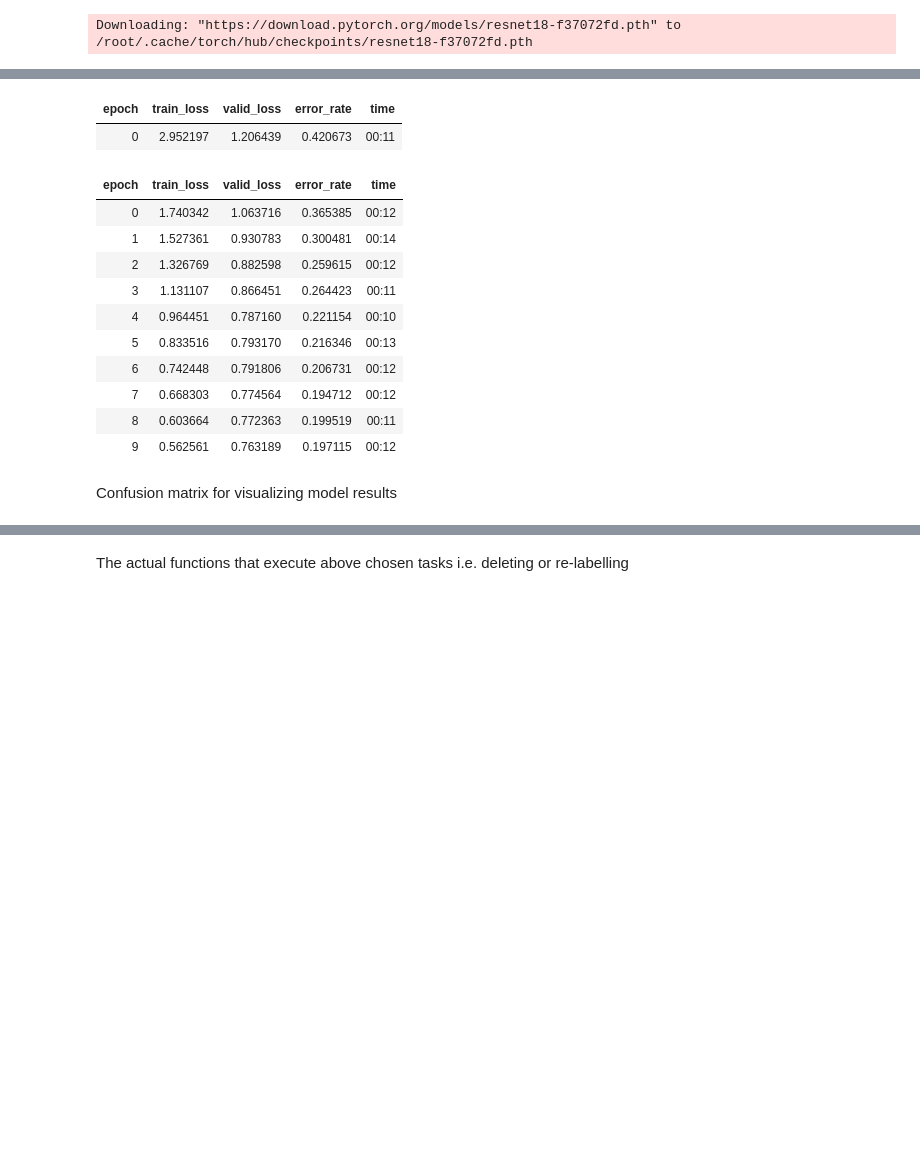
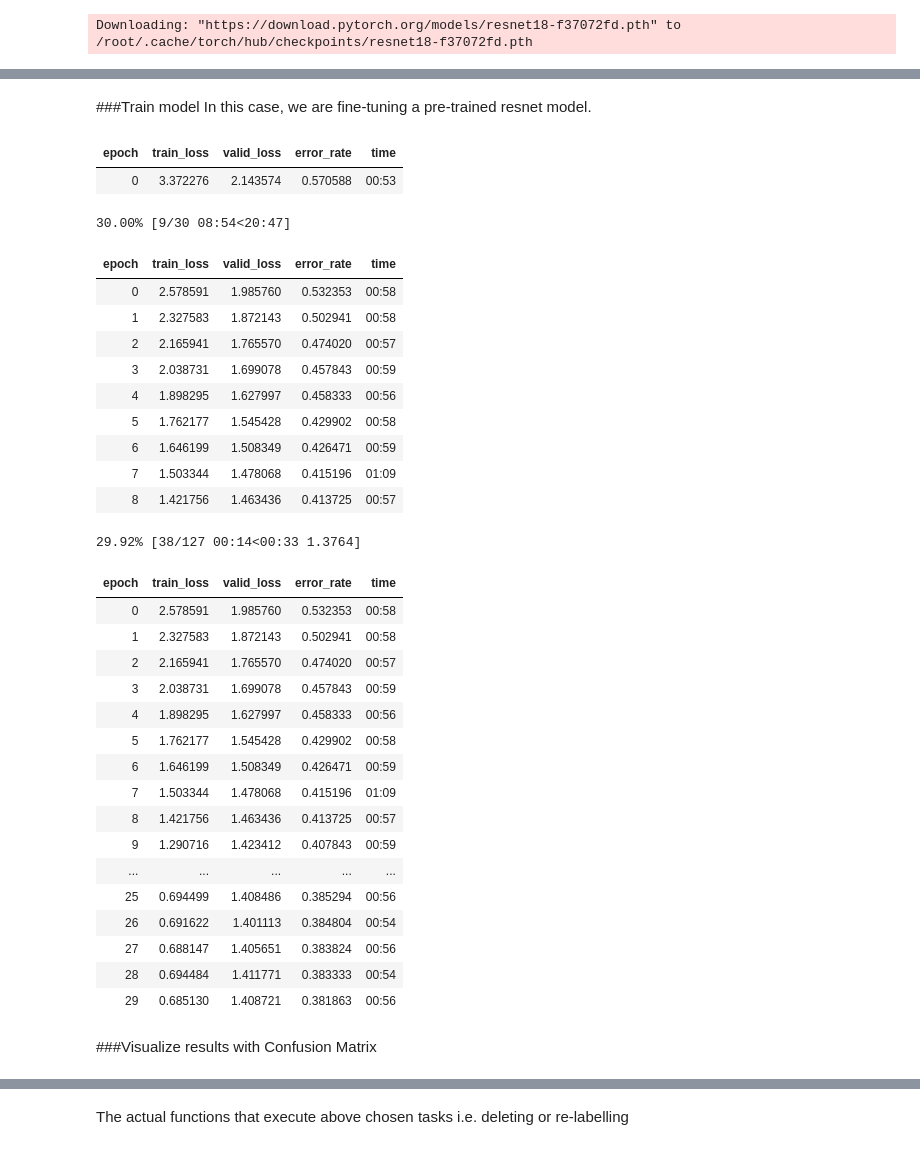
Before and after one commit to rubanzasilva/Antelope-Classifier, a Jupyter notebook: AntelopeClassifier.ipynb, the cells around one changed output, grey strips where cells are left out. Cells and saved outputs as stored; diff of their text form; code cells hidden in the pictures; blank space fills up the shorter version.

```diff
--- a/AntelopeClassifier.ipynb
+++ b/AntelopeClassifier.ipynb
@@ -186,19 +205,40 @@ SuggestedLRs(valley=0.0012022644514217973)
-# %%
-learn.fine_tune(10,1e-3)
-# %% [output]
-| epoch | train_loss | valid_loss | error_rate | time |
-| 0 | 2.952197 | 1.206439 | 0.420673 | 00:11 |
-| epoch | train_loss | valid_loss | error_rate | time |
-| 0 | 1.740342 | 1.063716 | 0.365385 | 00:12 |
-| 1 | 1.527361 | 0.930783 | 0.300481 | 00:14 |
-| 2 | 1.326769 | 0.882598 | 0.259615 | 00:12 |
-| 3 | 1.131107 | 0.866451 | 0.264423 | 00:11 |
-| 4 | 0.964451 | 0.787160 | 0.221154 | 00:10 |
-| 5 | 0.833516 | 0.793170 | 0.216346 | 00:13 |
-| 6 | 0.742448 | 0.791806 | 0.206731 | 00:12 |
-| 7 | 0.668303 | 0.774564 | 0.194712 | 00:12 |
-| 8 | 0.603664 | 0.772363 | 0.199519 | 00:11 |
-| 9 | 0.562561 | 0.763189 | 0.197115 | 00:12 |
-# %% [markdown]
-Confusion matrix for visualizing model results
+# %% [markdown]
+###Train model
+In this case, we are fine-tuning a pre-trained resnet model.
+# %%
+learn.fine_tune(30, 0.0010000000474974513 ,wd=0.1)
+# %% [output]
+| epoch | train_loss | valid_loss | error_rate | time |
+| 0 | 3.372276 | 2.143574 | 0.570588 | 00:53 |
+30.00% [9/30 08:54<20:47]
+| epoch | train_loss | valid_loss | error_rate | time |
+| 0 | 2.578591 | 1.985760 | 0.532353 | 00:58 |
+| 1 | 2.327583 | 1.872143 | 0.502941 | 00:58 |
+| 2 | 2.165941 | 1.765570 | 0.474020 | 00:57 |
+| 3 | 2.038731 | 1.699078 | 0.457843 | 00:59 |
+| 4 | 1.898295 | 1.627997 | 0.458333 | 00:56 |
+| 5 | 1.762177 | 1.545428 | 0.429902 | 00:58 |
+| 6 | 1.646199 | 1.508349 | 0.426471 | 00:59 |
+| 7 | 1.503344 | 1.478068 | 0.415196 | 01:09 |
+| 8 | 1.421756 | 1.463436 | 0.413725 | 00:57 |
+29.92% [38/127 00:14<00:33 1.3764]
+| epoch | train_loss | valid_loss | error_rate | time |
+| 0 | 2.578591 | 1.985760 | 0.532353 | 00:58 |
+| 1 | 2.327583 | 1.872143 | 0.502941 | 00:58 |
+| 2 | 2.165941 | 1.765570 | 0.474020 | 00:57 |
+| 3 | 2.038731 | 1.699078 | 0.457843 | 00:59 |
+| 4 | 1.898295 | 1.627997 | 0.458333 | 00:56 |
+| 5 | 1.762177 | 1.545428 | 0.429902 | 00:58 |
+| 6 | 1.646199 | 1.508349 | 0.426471 | 00:59 |
+| 7 | 1.503344 | 1.478068 | 0.415196 | 01:09 |
+| 8 | 1.421756 | 1.463436 | 0.413725 | 00:57 |
+| 9 | 1.290716 | 1.423412 | 0.407843 | 00:59 |
+| ... | ... | ... | ... | ... |
+| 25 | 0.694499 | 1.408486 | 0.385294 | 00:56 |
+| 26 | 0.691622 | 1.401113 | 0.384804 | 00:54 |
+| 27 | 0.688147 | 1.405651 | 0.383824 | 00:56 |
+| 28 | 0.694484 | 1.411771 | 0.383333 | 00:54 |
+| 29 | 0.685130 | 1.408721 | 0.381863 | 00:56 |
+# %% [markdown]
+###Visualize results with Confusion Matrix
 # %% [markdown]
```
Also changed, not shown: parts of 59 cells of this notebook.
